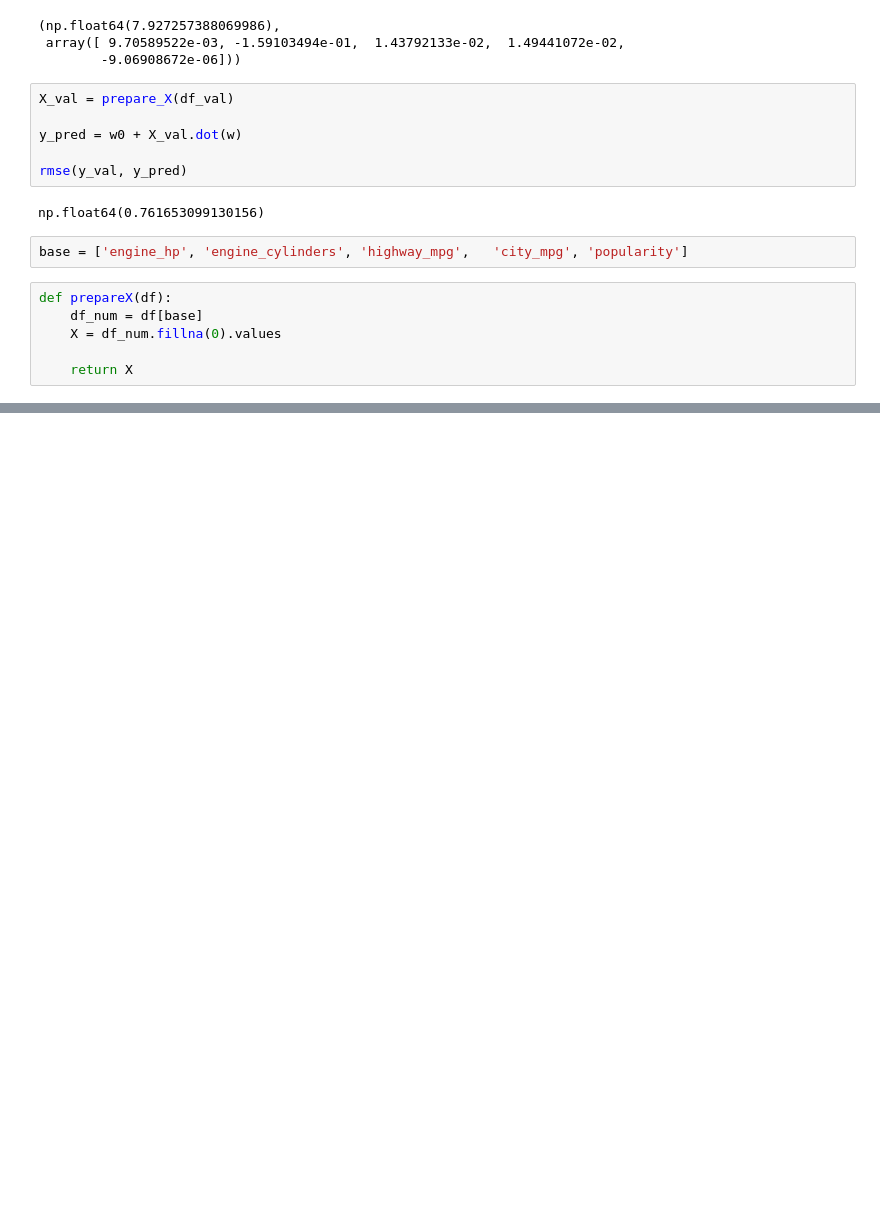
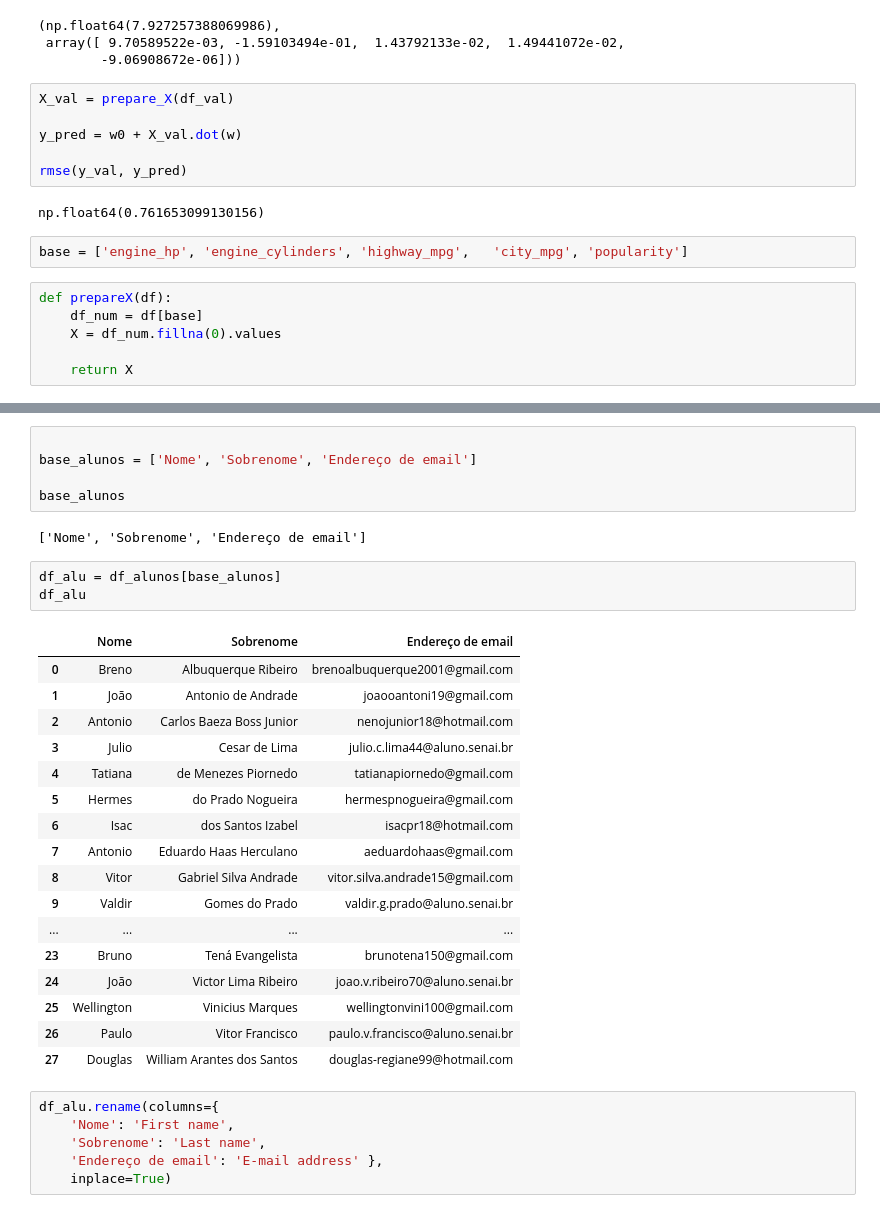
Before and after one commit to thePaulCode/machine-learning-zoomcamp, a Jupyter notebook: 02-regression/notebook-homework.ipynb, the cells around one changed output, grey strips where cells are left out. Drawn from its saved outputs; the diff is of its cells as text; blank space fills up the shorter version.

```diff
--- a/02-regression/notebook-homework.ipynb
+++ b/02-regression/notebook-homework.ipynb
@@ -925,0 +1035,34 @@ w0, w
+# %%
+
+base_alunos = ['Nome', 'Sobrenome', 'Endereço de email']
+
+base_alunos
+# %% [output]
+['Nome', 'Sobrenome', 'Endereço de email']
+# %%
+df_alu = df_alunos[base_alunos]
+df_alu
+# %% [output]
+|  | Nome | Sobrenome | Endereço de email |
+| 0 | Breno | Albuquerque Ribeiro | brenoalbuquerque2001@gmail.com |
+| 1 | João | Antonio de Andrade | joaooantoni19@gmail.com |
+| 2 | Antonio | Carlos Baeza Boss Junior | nenojunior18@hotmail.com |
+| 3 | Julio | Cesar de Lima | julio.c.lima44@aluno.senai.br |
+| 4 | Tatiana | de Menezes Piornedo | tatianapiornedo@gmail.com |
+| 5 | Hermes | do Prado Nogueira | hermespnogueira@gmail.com |
+| 6 | Isac | dos Santos Izabel | isacpr18@hotmail.com |
+| 7 | Antonio | Eduardo Haas Herculano | aeduardohaas@gmail.com |
+| 8 | Vitor | Gabriel Silva Andrade | vitor.silva.andrade15@gmail.com |
+| 9 | Valdir | Gomes do Prado | valdir.g.prado@aluno.senai.br |
+| ... | ... | ... | ... |
+| 23 | Bruno | Tená Evangelista | brunotena150@gmail.com |
+| 24 | João | Victor Lima Ribeiro | joao.v.ribeiro70@aluno.senai.br |
+| 25 | Wellington | Vinicius Marques | wellingtonvini100@gmail.com |
+| 26 | Paulo | Vitor Francisco | paulo.v.francisco@aluno.senai.br |
+| 27 | Douglas | William Arantes dos Santos | douglas-regiane99@hotmail.com |
+# %%
+df_alu.rename(columns={
+    'Nome': 'First name',
+    'Sobrenome': 'Last name',
+    'Endereço de email': 'E-mail address' },
+    inplace=True)
```
Also changed, not shown: parts of 18 cells of this notebook, 1 other file.
